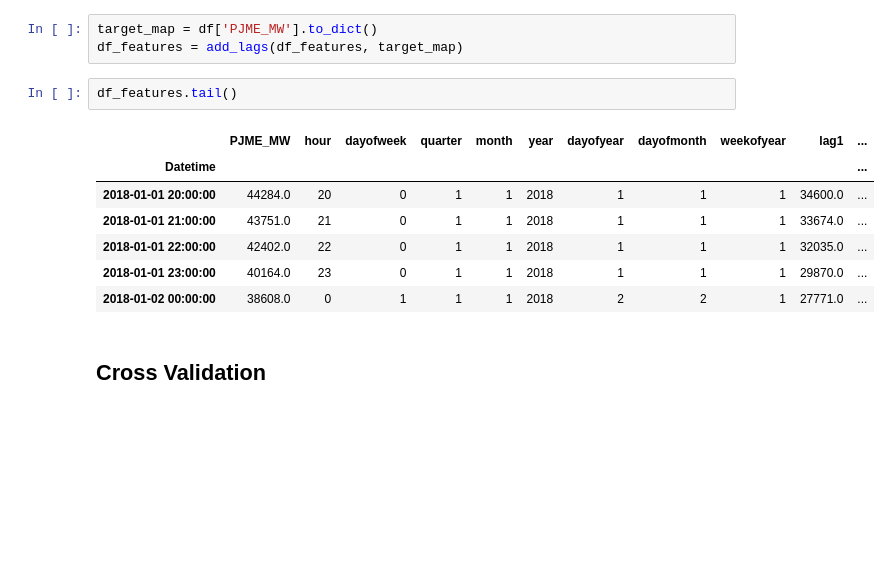
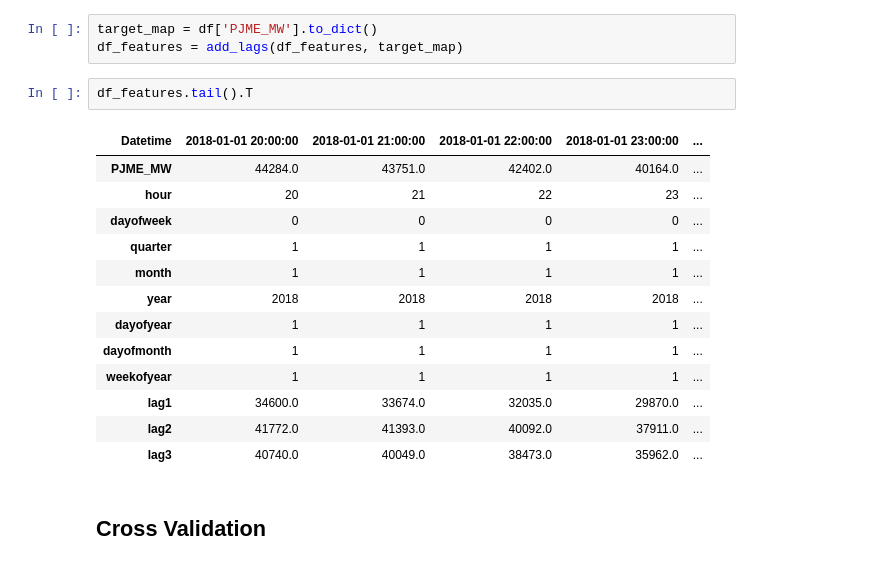
Before and after one commit to minari314159/Energy_Forcasting_Models, a Jupyter notebook: XGB_Energy_Forcasting.ipynb, the cells around one changed output. Drawn from its saved outputs; the diff is of its cells as text; blank space fills up the shorter version.

```diff
--- a/XGB_Energy_Forcasting.ipynb
+++ b/XGB_Energy_Forcasting.ipynb
@@ -478,15 +478,21 @@ RMSE Score on Test set: 3884.91
 target_map = df['PJME_MW'].to_dict()
 df_features = add_lags(df_features, target_map)
 # %%
-df_features.tail()
+df_features.tail().T
 # %% [output]
-|  | PJME_MW | hour | dayofweek | quarter | month | year | dayofyear | dayofmonth | weekofyear | lag1 | ... |
-| Datetime |  |  |  |  |  |  |  |  |  |  | ... |
-| 2018-01-01 20:00:00 | 44284.0 | 20 | 0 | 1 | 1 | 2018 | 1 | 1 | 1 | 34600.0 | ... |
-| 2018-01-01 21:00:00 | 43751.0 | 21 | 0 | 1 | 1 | 2018 | 1 | 1 | 1 | 33674.0 | ... |
-| 2018-01-01 22:00:00 | 42402.0 | 22 | 0 | 1 | 1 | 2018 | 1 | 1 | 1 | 32035.0 | ... |
-| 2018-01-01 23:00:00 | 40164.0 | 23 | 0 | 1 | 1 | 2018 | 1 | 1 | 1 | 29870.0 | ... |
-| 2018-01-02 00:00:00 | 38608.0 | 0 | 1 | 1 | 1 | 2018 | 2 | 2 | 1 | 27771.0 | ... |
+| Datetime | 2018-01-01 20:00:00 | 2018-01-01 21:00:00 | 2018-01-01 22:00:00 | 2018-01-01 23:00:00 | ... |
+| PJME_MW | 44284.0 | 43751.0 | 42402.0 | 40164.0 | ... |
+| hour | 20 | 21 | 22 | 23 | ... |
+| dayofweek | 0 | 0 | 0 | 0 | ... |
+| quarter | 1 | 1 | 1 | 1 | ... |
+| month | 1 | 1 | 1 | 1 | ... |
+| year | 2018 | 2018 | 2018 | 2018 | ... |
+| dayofyear | 1 | 1 | 1 | 1 | ... |
+| dayofmonth | 1 | 1 | 1 | 1 | ... |
+| weekofyear | 1 | 1 | 1 | 1 | ... |
+| lag1 | 34600.0 | 33674.0 | 32035.0 | 29870.0 | ... |
+| lag2 | 41772.0 | 41393.0 | 40092.0 | 37911.0 | ... |
+| lag3 | 40740.0 | 40049.0 | 38473.0 | 35962.0 | ... |
 # %% [markdown]
 ## Cross Validation
 # %%
```
Also changed, not shown: parts of 20 cells of this notebook, 1 other file.
